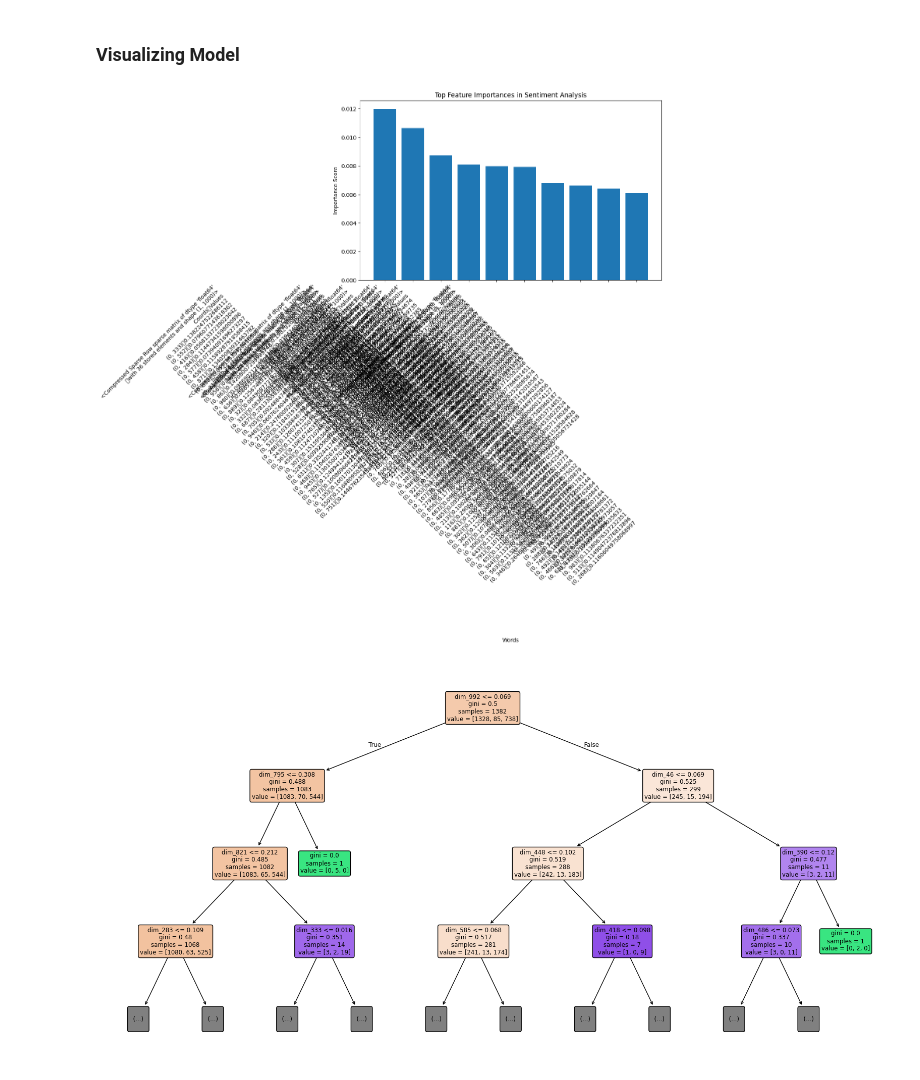
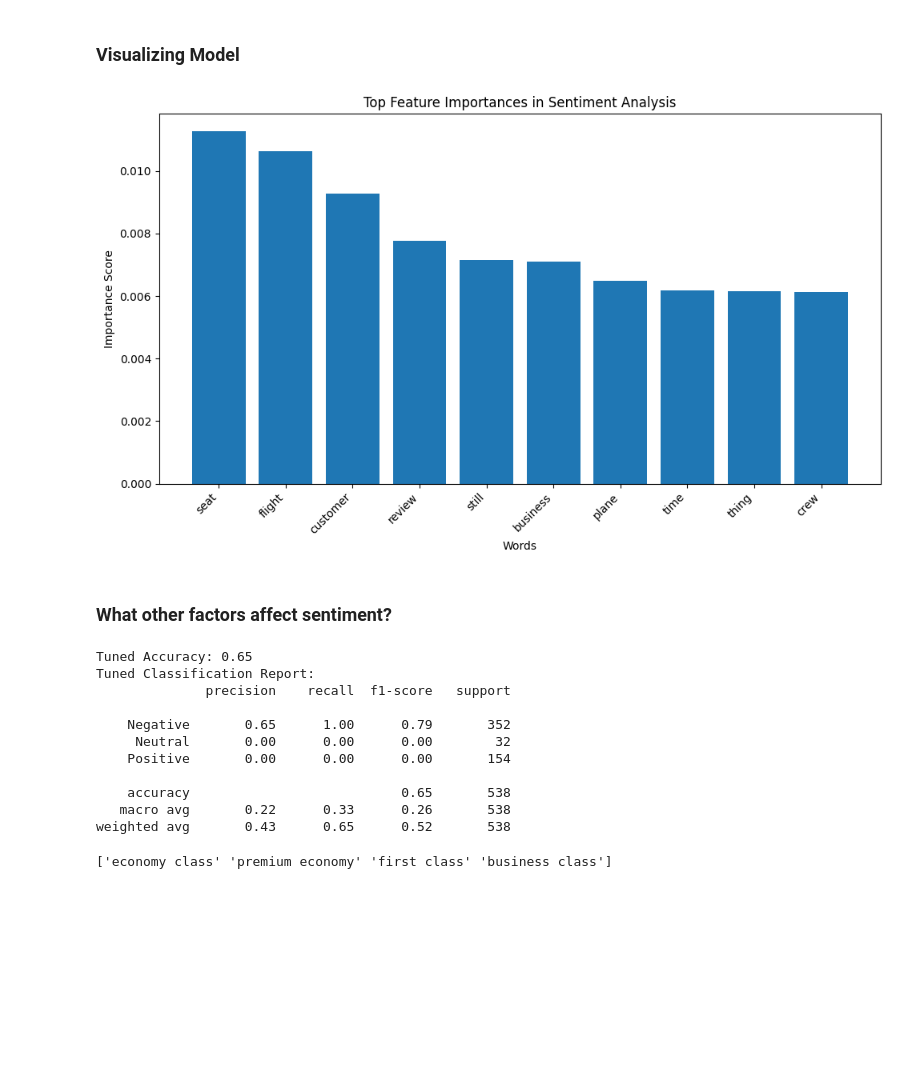
Before and after one commit to T-Godwins/airline-project, a Jupyter notebook: sentiment_analysis.ipynb, the cells around one changed output. Drawn from its saved outputs; the diff is of its cells as text; code cells hidden in the pictures; blank space fills up the shorter version.

```diff
--- a/sentiment_analysis.ipynb
+++ b/sentiment_analysis.ipynb
@@ -288,17 +288,58 @@ def plot_decision_tree(model, max_depth=3, figsize=(20,10)):
     plt.show()
 # %%
 # Visualize feature importance (top 10 features)
-feature_names =
+feature_names = vectorizer.get_feature_names_out()
+
 plot_feature_importance(
     model=model,
     feature_names=feature_names
 )
 
-# Visualize a single tree from the forest --- Not very Informative atm
-plot_decision_tree(
-    model=model,
-    max_depth=3
-)
+# Visualize a single tree from the forest --- Not very Informative at the moment
+# plot_decision_tree(
+#     model=model,
+#     max_depth=3
+# )
 # %% [output]
-[figure, old version]
+[figure, new version]
-[figure, removed]
+# %% [markdown]
+### What other factors affect sentiment? ###
+# %%
+from sklearn.preprocessing import LabelEncoder
+# display(cleaned_delta_df.head())
+
+# Create label encoder
+le = LabelEncoder()
+
+# Prepare features (X)
+# Encode categorical column
+X = le.fit_transform(cleaned_delta_df.iloc[:,3]).reshape(-1, 1)
+y = cleaned_delta_df['sentiment']
+
+X_train, X_test, y_train, y_test = train_test_split(X, y, test_size=0.2, random_state=42)
+model = RandomForestClassifier()
+model.fit(X_train,y_train)
+
+y_pred = model.predict(X_test)
+
+accuracy = accuracy_score(y_test, y_pred)
+report = classification_report(y_test, y_pred)
+
+print(f"Tuned Accuracy: {accuracy:.2f}")
+print(f"Tuned Classification Report:\n{report}")
+# %% [output]
+Tuned Accuracy: 0.65
+Tuned Classification Report:
+              precision    recall  f1-score   support
+
+    Negative       0.65      1.00      0.79       352
+     Neutral       0.00      0.00      0.00        32
+    Positive       0.00      0.00      0.00       154
+
+    accuracy                           0.65       538
+   macro avg       0.22      0.33      0.26       538
+weighted avg       0.43      0.65      0.52       538
+# %%
+print(cleaned_delta_df.iloc[:,3].unique())
+# %% [output]
+['economy class' 'premium economy' 'first class' 'business class']
```
Also changed, not shown: parts of 7 cells of this notebook, 1 other file.
